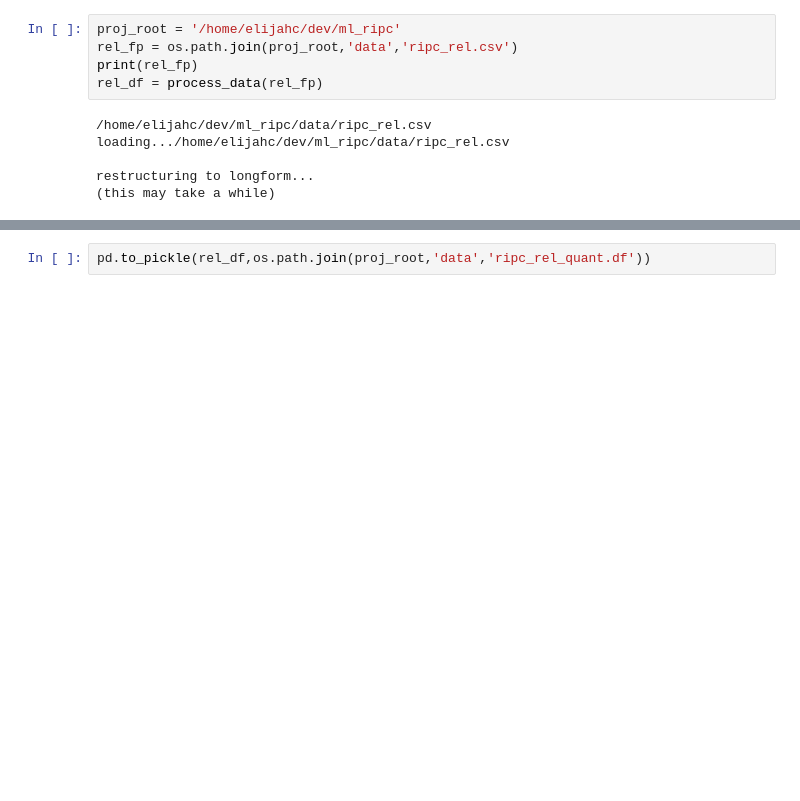
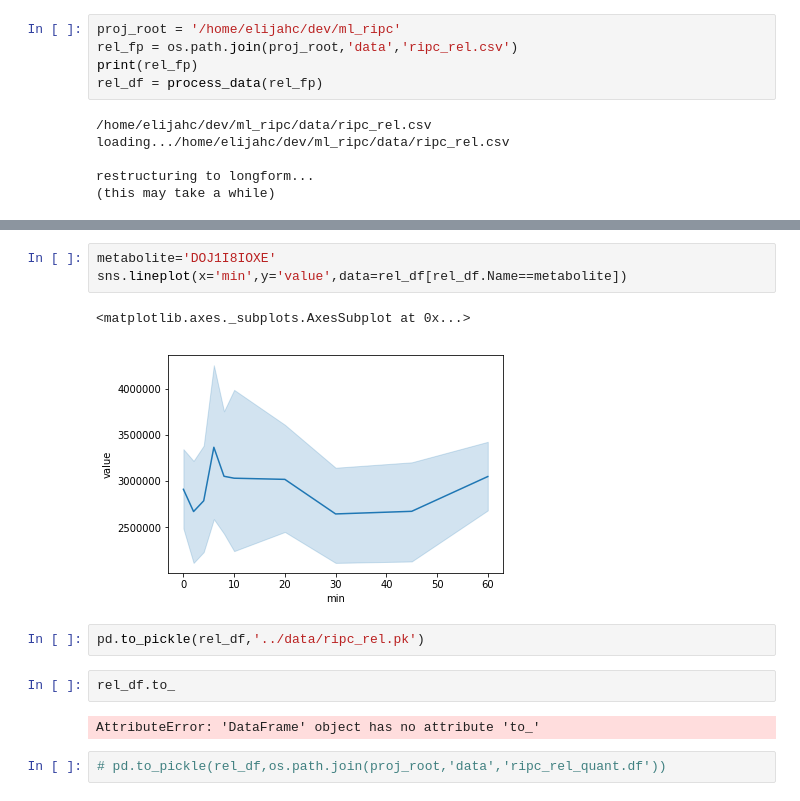
Before and after one commit to jzlab/ml_RIPC, a Jupyter notebook: notebooks/load_data.ipynb, the cells around one changed output, grey strips where cells are left out. Drawn from its saved outputs; the diff is of its cells as text; blank space fills up the shorter version.

```diff
--- a/notebooks/load_data.ipynb
+++ b/notebooks/load_data.ipynb
@@ -33,2 +120,14 @@ array([')', '0', '1', '2', '3', '4', '5', '6', '7', '8', '9', 'A', 'B',
+# %%
+metabolite='DOJ1I8IOXE'
+sns.lineplot(x='min',y='value',data=rel_df[rel_df.Name==metabolite])
+# %% [output]
+<matplotlib.axes._subplots.AxesSubplot at 0x...>
+[figure, added]
+# %%
+pd.to_pickle(rel_df,'../data/ripc_rel.pk')
+# %%
+rel_df.to_
+# %% [output]
+AttributeError: 'DataFrame' object has no attribute 'to_'
 # %%
-pd.to_pickle(rel_df,os.path.join(proj_root,'data','ripc_rel_quant.df'))
+# pd.to_pickle(rel_df,os.path.join(proj_root,'data','ripc_rel_quant.df'))
```
Also changed, not shown: parts of 9 cells of this notebook, 4 other files.
